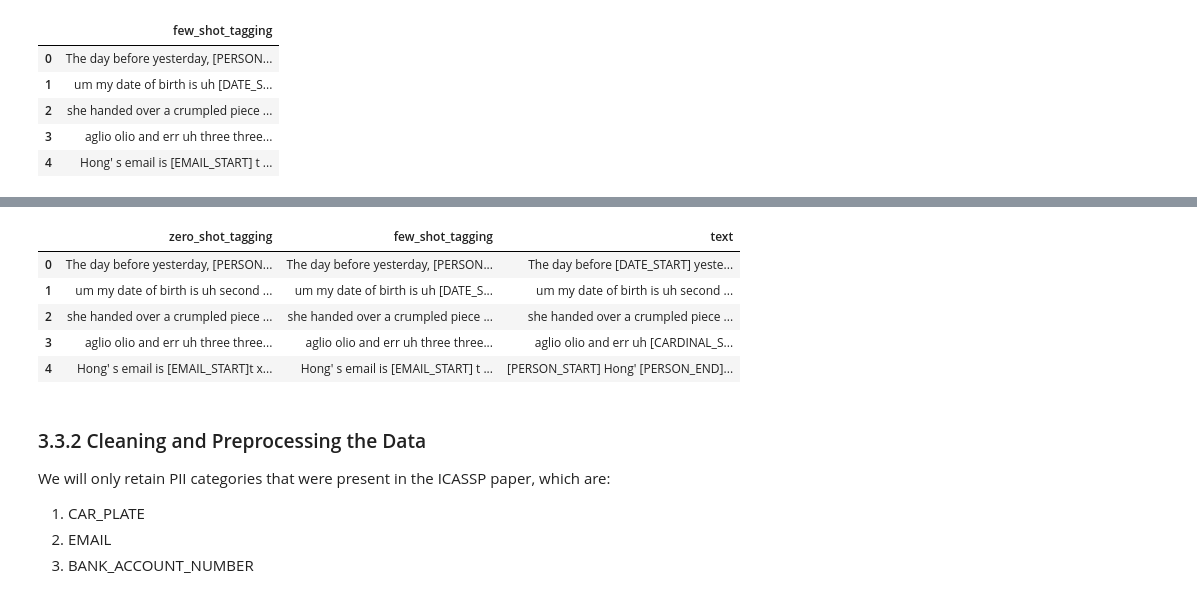
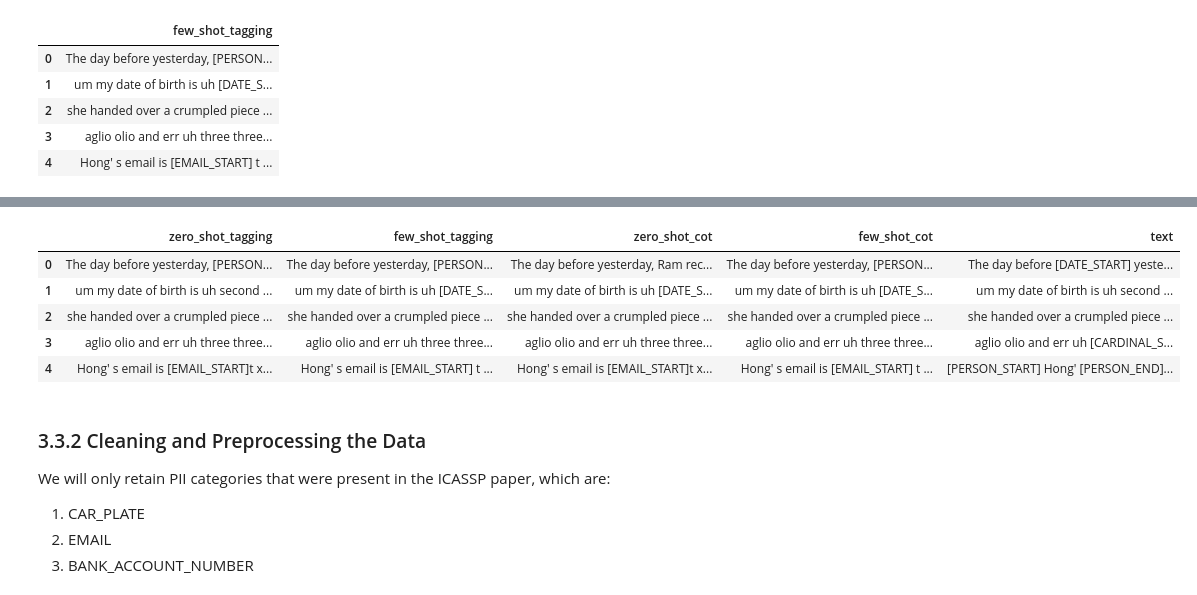
Before and after one commit to farhanazmiCS/Speech-PII, a Jupyter notebook: PIIs_with_LLMs.ipynb, the cells around one changed output, grey strips where cells are left out. Saved outputs shown, nothing was run; the diff lists cells and outputs as text; code cells hidden in the pictures.

```diff
--- a/PIIs_with_LLMs.ipynb
+++ b/PIIs_with_LLMs.ipynb
@@ -888,6 +1487,8 @@ import pandas as pd
 
 zero_shot_results = pd.read_json('data/zero_shot_tagging_test_set.jsonl', lines=True)
 few_shot_results = pd.read_json('data/few_shot_tagging_test_set.jsonl', lines=True)
+zero_shot_cot_results = pd.read_json('data/zero_shot_cot_tagging_test_set(2).jsonl', lines=True)
+few_shot_cot_results = pd.read_json('data/few_shot_cot_tagging_test_set.jsonl', lines=True)
 gold_standard = pd.read_json('data/true_data_150.jsonl', lines=True)
 # %%
 zero_shot_results.head()
@@ -910,14 +1529,14 @@ few_shot_results.head()
 # %%
-dataset = pd.concat([zero_shot_results, few_shot_results, gold_standard], axis=1)
+dataset = pd.concat([zero_shot_results, few_shot_results, zero_shot_cot_results, few_shot_cot_results, gold_standard], axis=1)
 
 dataset.head()
 # %% [output]
-|  | zero_shot_tagging | few_shot_tagging | text |
-| 0 | The day before yesterday, [PERSON... | The day before yesterday, [PERSON... | The day before [DATE_START] yeste... |
-| 1 | um my date of birth is uh second ... | um my date of birth is uh [DATE_S... | um my date of birth is uh second ... |
-| 2 | she handed over a crumpled piece ... | she handed over a crumpled piece ... | she handed over a crumpled piece ... |
-| 3 | aglio olio and err uh three three... | aglio olio and err uh three three... | aglio olio and err uh [CARDINAL_S... |
-| 4 | Hong' s email is [EMAIL_START]t x... | Hong' s email is [EMAIL_START] t ... | [PERSON_START] Hong' [PERSON_END]... |
+|  | zero_shot_tagging | few_shot_tagging | zero_shot_cot | few_shot_cot | text |
+| 0 | The day before yesterday, [PERSON... | The day before yesterday, [PERSON... | The day before yesterday, Ram rec... | The day before yesterday, [PERSON... | The day before [DATE_START] yeste... |
+| 1 | um my date of birth is uh second ... | um my date of birth is uh [DATE_S... | um my date of birth is uh [DATE_S... | um my date of birth is uh [DATE_S... | um my date of birth is uh second ... |
+| 2 | she handed over a crumpled piece ... | she handed over a crumpled piece ... | she handed over a crumpled piece ... | she handed over a crumpled piece ... | she handed over a crumpled piece ... |
+| 3 | aglio olio and err uh three three... | aglio olio and err uh three three... | aglio olio and err uh three three... | aglio olio and err uh three three... | aglio olio and err uh [CARDINAL_S... |
+| 4 | Hong' s email is [EMAIL_START]t x... | Hong' s email is [EMAIL_START] t ... | Hong' s email is [EMAIL_START]t x... | Hong' s email is [EMAIL_START] t ... | [PERSON_START] Hong' [PERSON_END]... |
 # %% [markdown]
 ### 3.3.2 Cleaning and Preprocessing the Data
 
```
Also changed, not shown: parts of 39 cells of this notebook.
